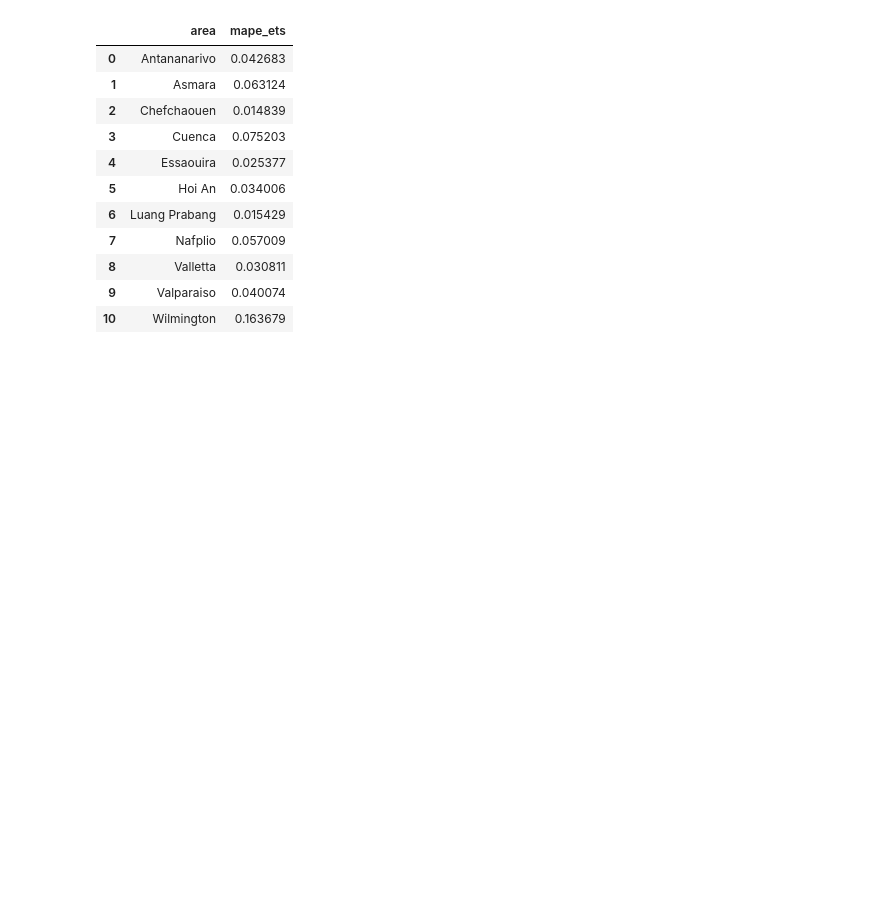
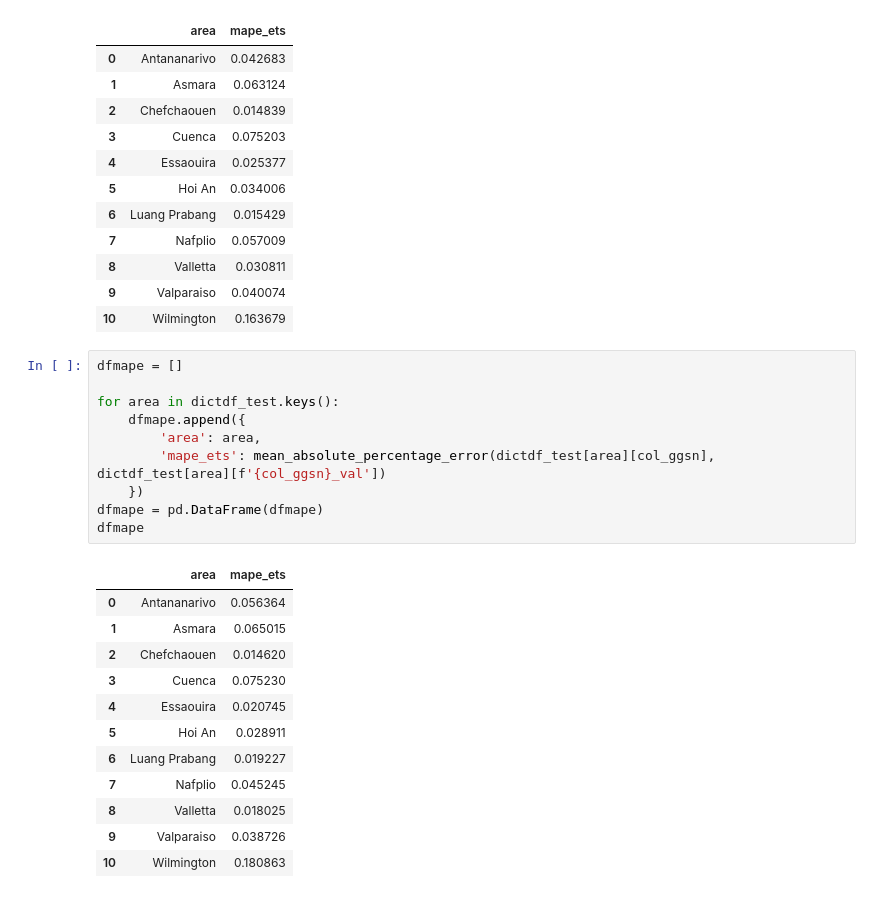
Before and after one commit to iddzzz/ggsn-thp-forecasting, a Jupyter notebook: ggsn-thp-forecasting.ipynb, the cells around one changed output. Drawn from its saved outputs; the diff is of its cells as text; blank space fills up the shorter version.

```diff
--- a/ggsn-thp-forecasting.ipynb
+++ b/ggsn-thp-forecasting.ipynb
@@ -539,6 +593,29 @@ dfmape
 | 8 | Valletta | 0.030811 |
 | 9 | Valparaiso | 0.040074 |
 | 10 | Wilmington | 0.163679 |
+# %%
+dfmape = []
+
+for area in dictdf_test.keys():
+    dfmape.append({
+        'area': area,
+        'mape_ets': mean_absolute_percentage_error(dictdf_test[area][col_ggsn], dictdf_test[area][f'{col_ggsn}_val'])
+    })
+dfmape = pd.DataFrame(dfmape)
+dfmape
+# %% [output]
+|  | area | mape_ets |
+| 0 | Antananarivo | 0.056364 |
+| 1 | Asmara | 0.065015 |
+| 2 | Chefchaouen | 0.014620 |
+| 3 | Cuenca | 0.075230 |
+| 4 | Essaouira | 0.020745 |
+| 5 | Hoi An | 0.028911 |
+| 6 | Luang Prabang | 0.019227 |
+| 7 | Nafplio | 0.045245 |
+| 8 | Valletta | 0.018025 |
+| 9 | Valparaiso | 0.038726 |
+| 10 | Wilmington | 0.180863 |
 # %%
 plt.figure(figsize=(16, 12))
 for i, area in enumerate(dictdf_test.keys()):
```
Also changed, not shown: parts of 8 cells of this notebook.
